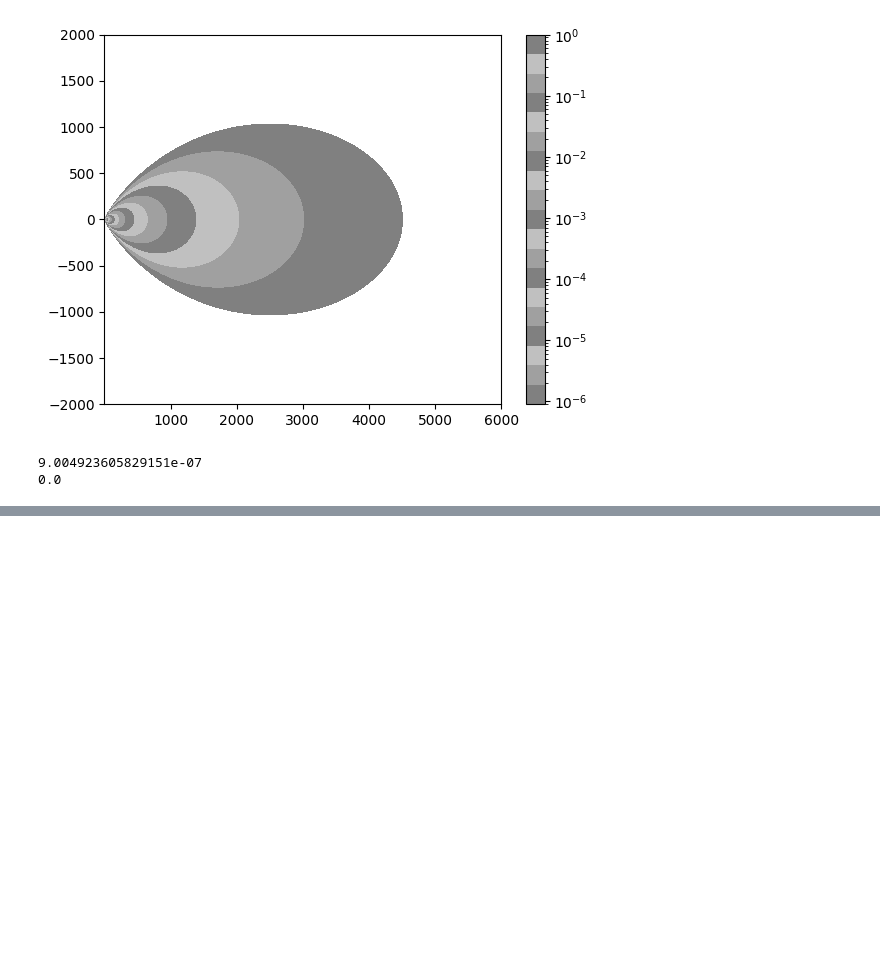
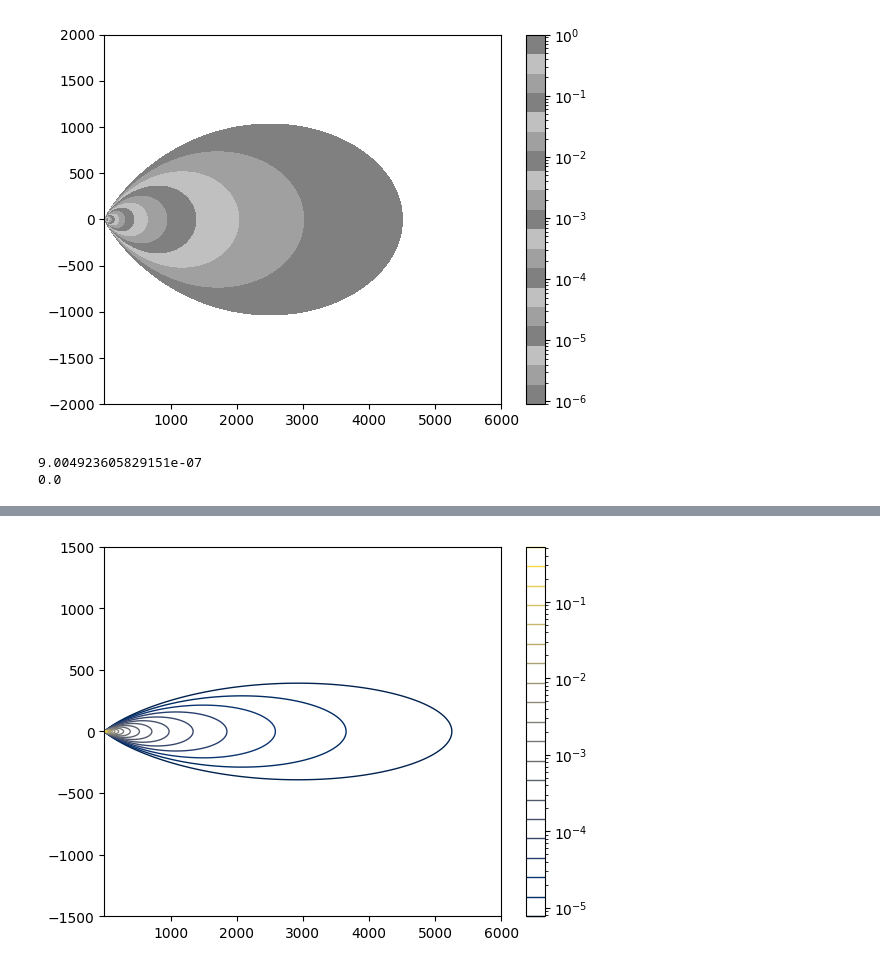
Before and after one commit to Chazelam/CW4_ADM, a Jupyter notebook: test.ipynb, the cells around one changed output, grey strips where cells are left out. Saved outputs shown, nothing was run; the diff lists cells and outputs as text; code cells hidden in the pictures; blank space fills up the shorter version.

```diff
--- a/test.ipynb
+++ b/test.ipynb
@@ -106,0 +231,15 @@ print(cc[1000][0])
+# %%
+# Plotting
+levels = np.geomspace(MIN_CONCENTRATION, concentration.max(), 20)  # Логарифмические уровни
+plt.contour(
+    x_grid, y_grid, concentration,
+    levels=levels,
+    cmap='cividis',  # Цветовая карта
+    norm=LogNorm(vmin=MIN_CONCENTRATION, vmax=concentration.max()),  # Логарифмическая нормализация
+    linewidths=1  # Толщина линий
+)
+cbar = plt.colorbar()
+cbar.ax.set_yscale('log')
+plt.show()
+# %% [output]
+[figure, added]
```
Also changed, not shown: parts of 6 cells of this notebook, 8 other files.
